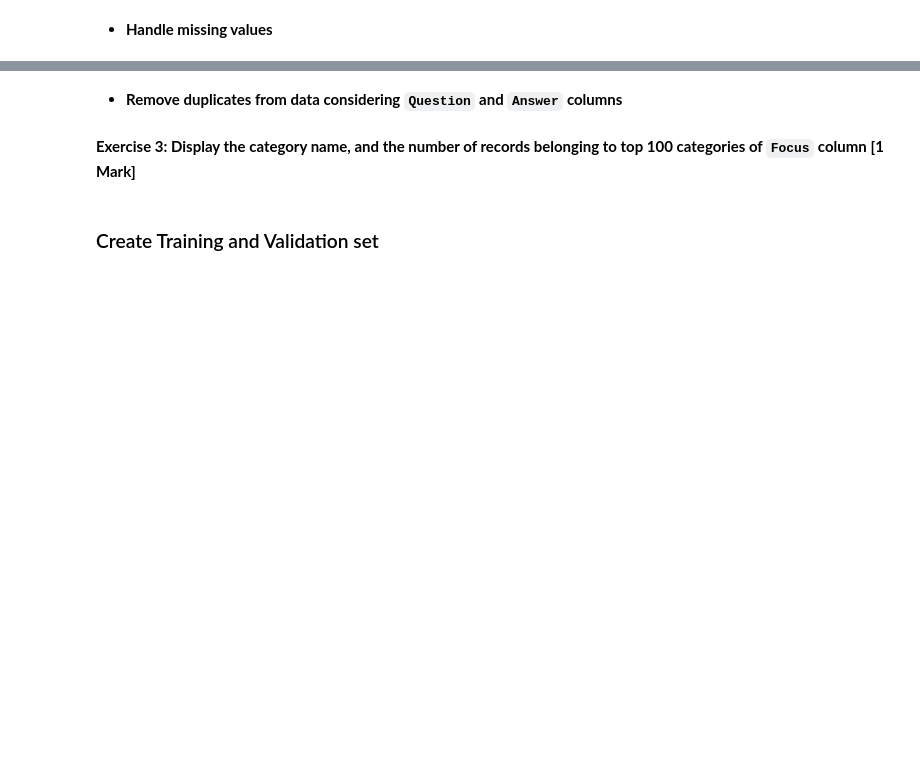
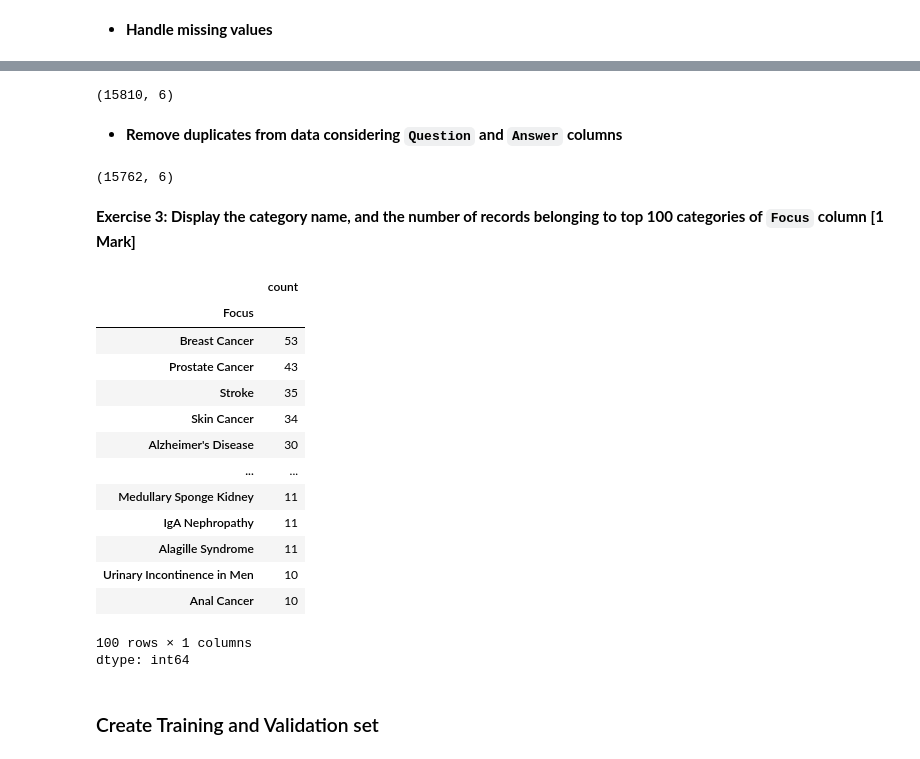
Before and after one commit to Vivek-Sajjan/DS_Projects, a Jupyter notebook: M6_NB_MiniProject_1_Medical_Q&A_GPT2.ipynb, the cells around one changed output, grey strips where cells are left out. Drawn from its saved outputs; the diff is of its cells as text; code cells hidden in the pictures; blank space fills up the shorter version.

```diff
--- a/M6_NB_MiniProject_1_Medical_Q&A_GPT2.ipynb
+++ b/M6_NB_MiniProject_1_Medical_Q&A_GPT2.ipynb
@@ -88,2 +109,8 @@ df.head()
+# %%
+df.dropna(inplace=True)
+# %%
+df.shape
+# %% [output]
+(15810, 6)
 # %% [markdown]
 - **Remove duplicates from data considering `Question` and `Answer` columns**
@@ -99,2 +117,7 @@ df.head()
+# %%
+df.drop_duplicates(subset=['Question', 'Answer'], inplace=True)
+df.shape
+# %% [output]
+(15762, 6)
 # %% [markdown]
 **Exercise 3: Display the category name, and the number of records belonging to top 100 categories of `Focus` column [1 Mark]**
@@ -106,3 +124,22 @@ df.head()
+# %%
+top_100_focus_categories = df['Focus'].value_counts().head(100)
+top_100_focus_categories
+# %% [output]
+|  | count |
+| Focus |  |
+| Breast Cancer | 53 |
+| Prostate Cancer | 43 |
+| Stroke | 35 |
+| Skin Cancer | 34 |
+| Alzheimer's Disease | 30 |
+| ... | ... |
+| Medullary Sponge Kidney | 11 |
+| IgA Nephropathy | 11 |
+| Alagille Syndrome | 11 |
+| Urinary Incontinence in Men | 10 |
+| Anal Cancer | 10 |
+100 rows × 1 columns
+dtype: int64
 # %% [markdown]
 ### Create Training and Validation set
 # %% [markdown]
```
Also changed, not shown: parts of 12 cells of this notebook.
